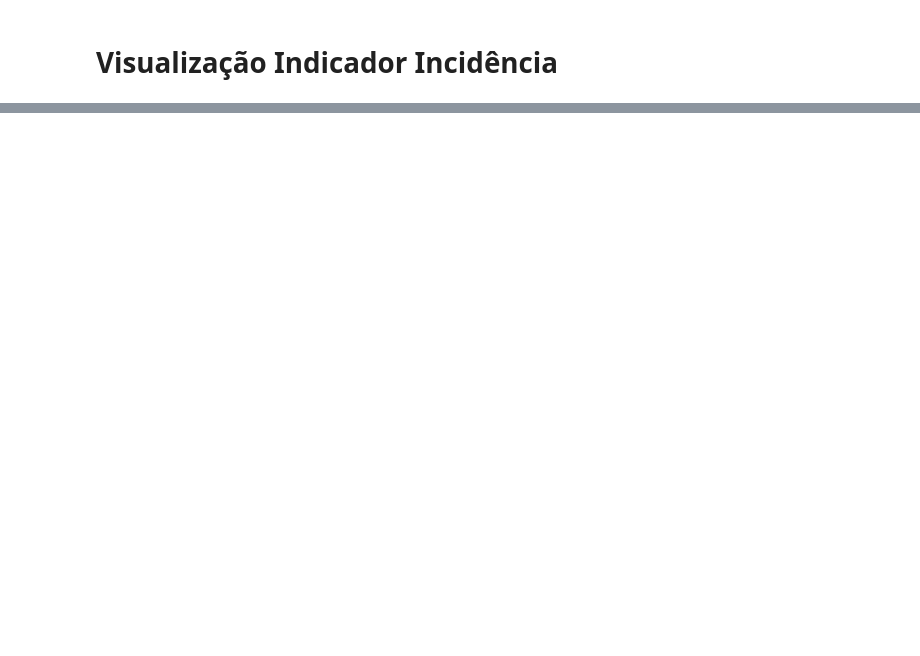
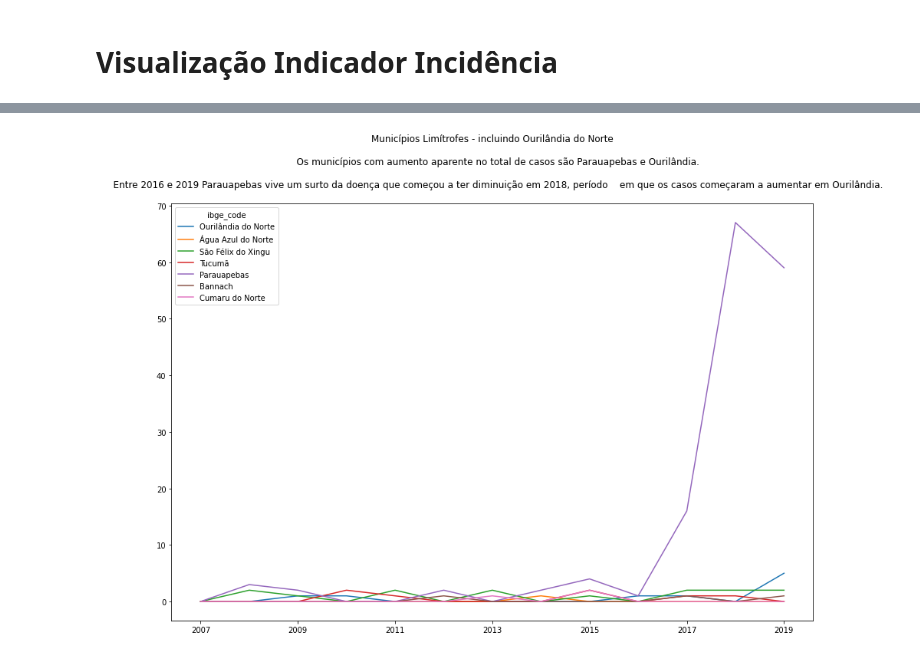
Before and after one commit to FlaviaLopes/leishmaniose, a Jupyter notebook: notebooks/visualizacao_incidencia.ipynb, the cells around one changed output, grey strips where cells are left out. Cells and saved outputs as stored; diff of their text form; code cells hidden in the pictures; blank space fills up the shorter version.

```diff
--- a/notebooks/visualizacao_incidencia.ipynb
+++ b/notebooks/visualizacao_incidencia.ipynb
@@ -228,6 +2,0 @@ municipio_codes = dict(sorted(municipio_codes.items()))
-# %%
-a = municipio_codes.keys()
-b = df.id
-result = np.array([True if i.startswith(j) else False for i, j in zip(a, b)])
-if result.all():
-    df['id_cv'] = a
@@ -385,0 +11,5 @@ Referência:
+# %%
+total_casos = pd.read_csv('../data/indicadores/visceral/indicador_14_total_casos_novos_municipio_infeccao.csv')
+total_casos = total_casos.set_index('CO_MN_INF')
+# %%
+municipios = pd.read_csv('../data/processed/municipios.csv')
@@ -385,0 +28,8 @@ Referência:
+# %%
+limitrofes = ['Ourilândia do Norte', 'Água Azul do Norte', 'São Félix do Xingu', 'Tucumã', 'Parauapebas', 'Bannach', 'Cumaru do Norte']
+idx = []
+for it in limitrofes:
+    idx.append(municipios.loc[municipios.municipio == it, :].index.values[0])
+limitrofes = municipios.loc[idx, :]
+limitrofes = limitrofes.set_index('ibge_code')
+limitrofes
@@ -385,0 +46,13 @@ Referência:
+# %%
+d = total_casos.loc[limitrofes.index,:].copy()
+d.index = d.index.map(dict(zip(limitrofes.index, limitrofes.municipio)))
+d.T.plot(
+    kind='line',
+    figsize=(15,10),
+    title='''Municípios Limítrofes - incluindo Ourilândia do Norte\n
+    Os municípios com aumento aparente no total de casos são Parauapebas e Ourilândia.\n
+    Entre 2016 e 2019 Parauapebas vive um surto da doença que começou a ter diminuição em 2018, período\
+    em que os casos começaram a aumentar em Ourilândia.\n'''
+);
+# %% [output]
+[figure, added]
```
Also changed, not shown: parts of 49 cells of this notebook, 8 other files.
